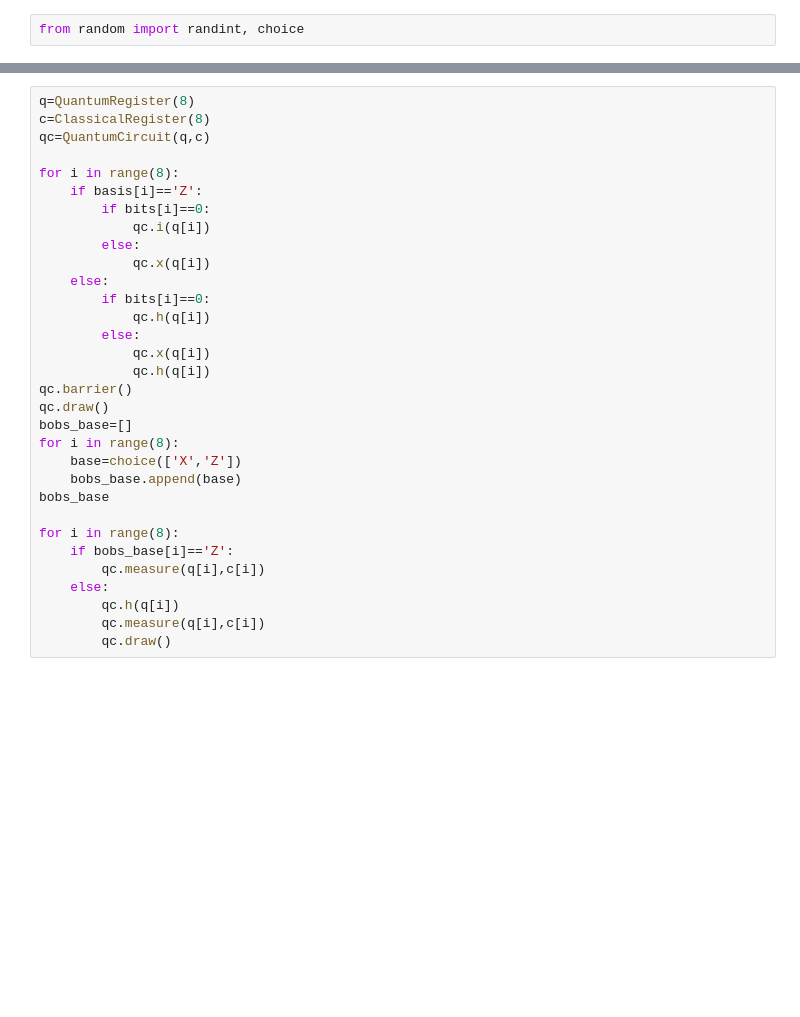
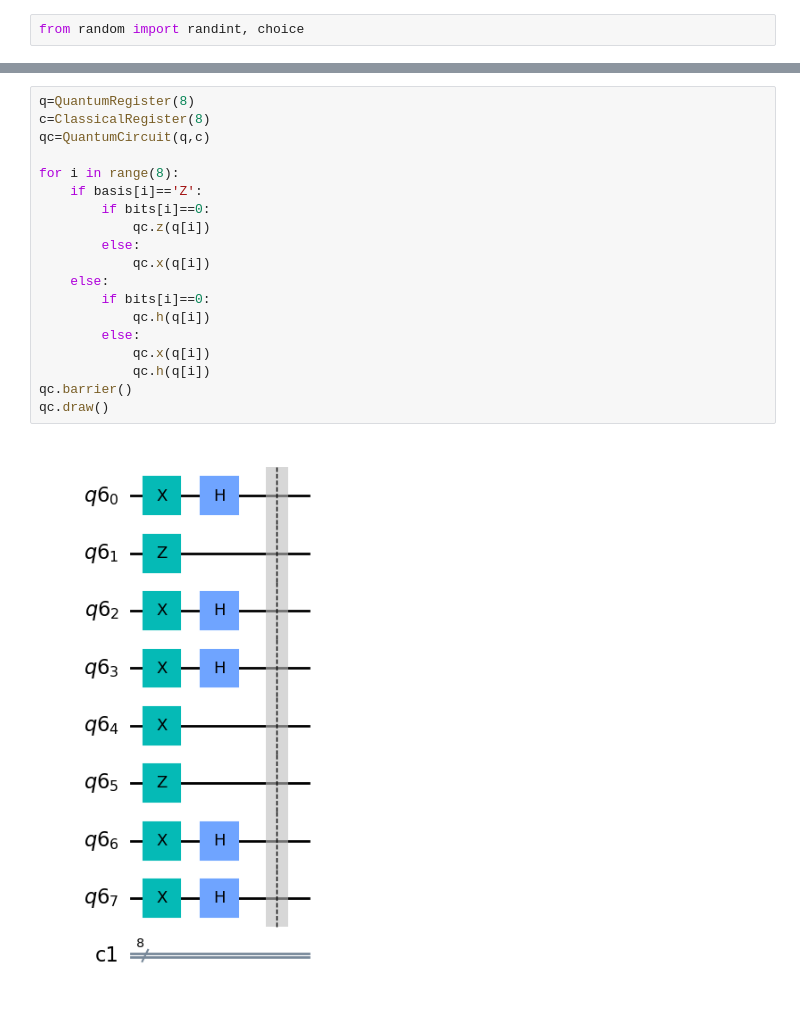
Before and after one commit to Jainam-P/QKDwithAES, a Jupyter notebook: QKD(bb84).ipynb, the cells around one changed output, grey strips where cells are left out. Saved outputs shown, nothing was run; the diff lists cells and outputs as text; blank space fills up the shorter version.

```diff
--- a/QKD(bb84).ipynb
+++ b/QKD(bb84).ipynb
@@ -38,32 +38,21 @@ basis
 # %%
 q=QuantumRegister(8)
 c=ClassicalRegister(8)
 qc=QuantumCircuit(q,c)
 
 for i in range(8):
     if basis[i]=='Z':
         if bits[i]==0:
-            qc.i(q[i])
+            qc.z(q[i])
         else:
             qc.x(q[i])
     else:
         if bits[i]==0:
             qc.h(q[i])
         else:
             qc.x(q[i])
             qc.h(q[i])
 qc.barrier()
 qc.draw()
-bobs_base=[]
-for i in range(8):
-    base=choice(['X','Z'])
-    bobs_base.append(base)
-bobs_base
-
-for i in range(8):
-    if bobs_base[i]=='Z':
-        qc.measure(q[i],c[i])
-    else:
-        qc.h(q[i])
-        qc.measure(q[i],c[i])
-        qc.draw()
+# %% [output]
+[figure, added]
```
Also changed, not shown: parts of 8 cells of this notebook.
